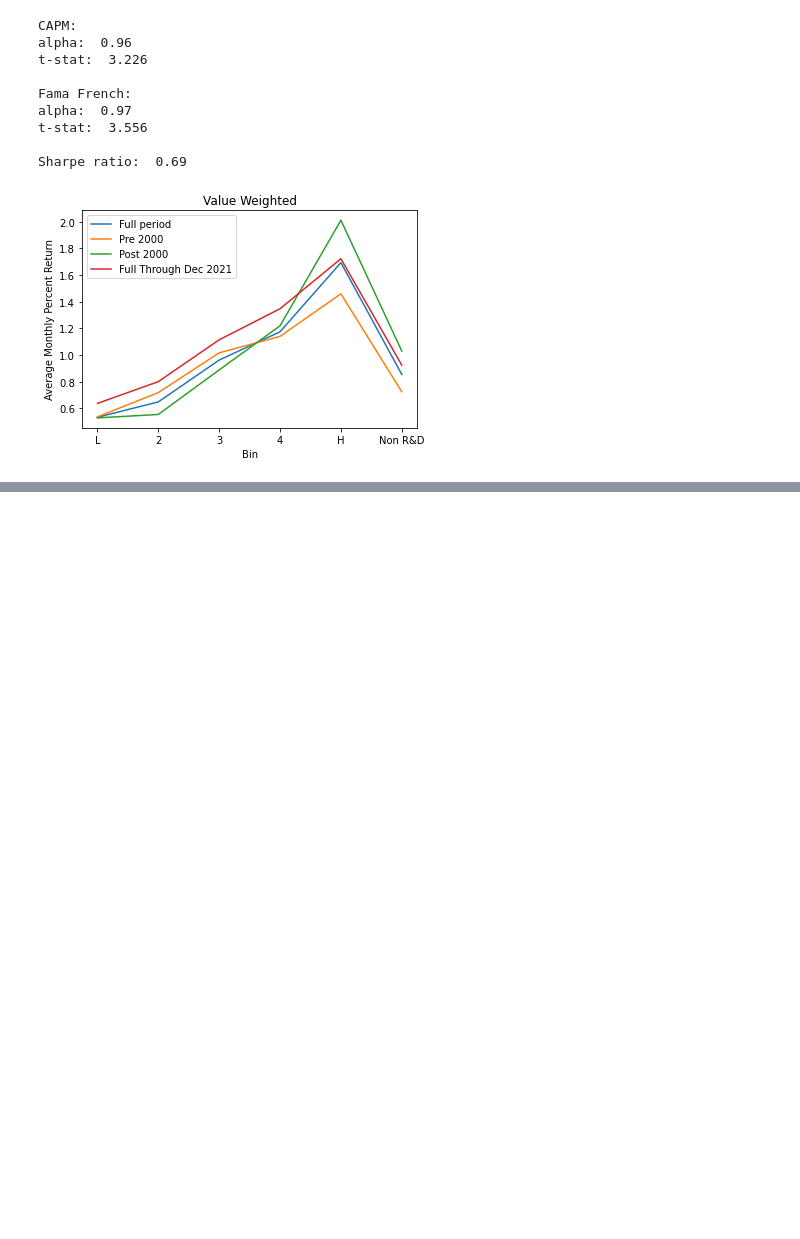
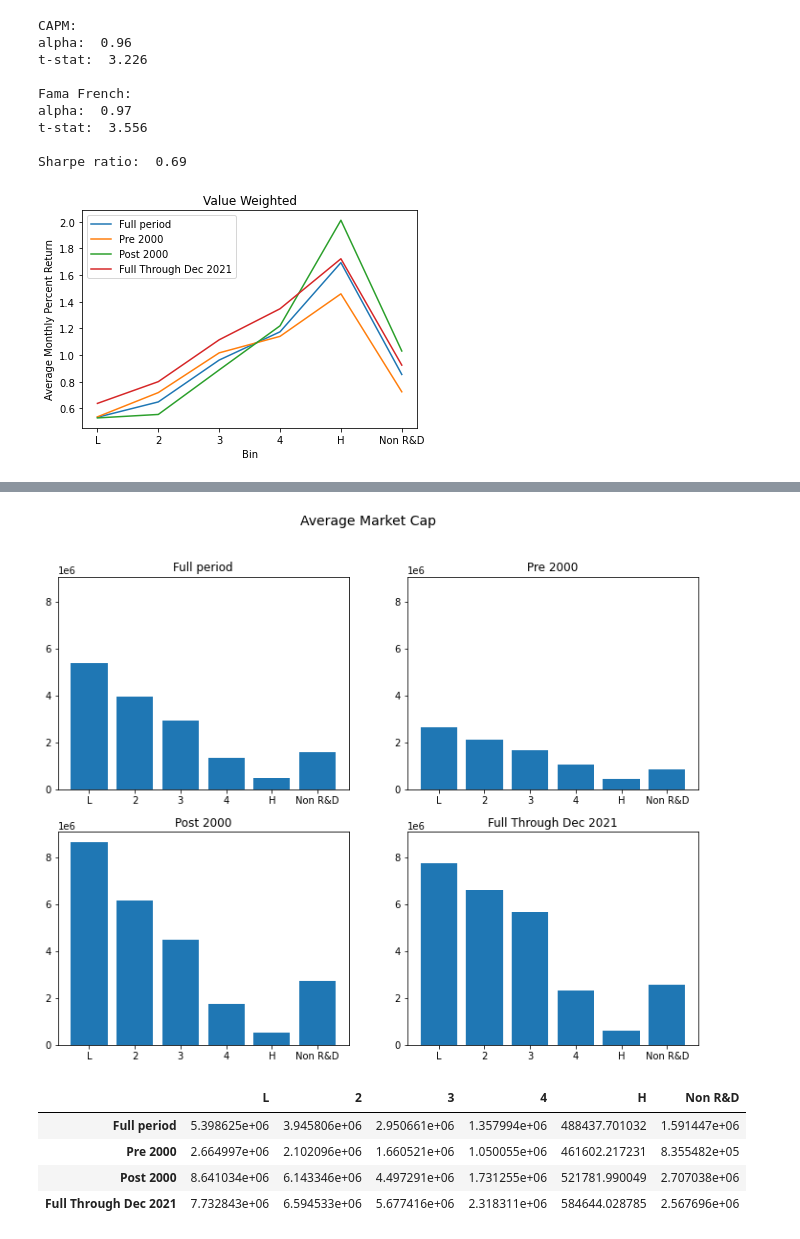
Before and after one commit to AmritSd/Does_R-D_Matter, a Jupyter notebook: rudra_rd_trading.ipynb, the cells around one changed output, grey strips where cells are left out. Cells and saved outputs as stored; diff of their text form; code cells hidden in the pictures; blank space fills up the shorter version.

```diff
--- a/rudra_rd_trading.ipynb
+++ b/rudra_rd_trading.ipynb
@@ -146,7 +147,7 @@ def get_monthly_returns(firms, stocks, value_weighted = True):
         stocks_w_bins["stock return"] = stocks_w_bins["RET"] * stocks_w_bins["equal weight"]
 
     monthly_returns = stocks_w_bins.groupby(["datadate","bins"])["stock return"].sum().reset_index()
-    return monthly_returns
+    return monthly_returns, stocks_w_bins
 # %%
 def clean_fama_french(fama_french):
     fama_french["Date"] = pd.to_datetime(fama_french["Date"])
@@ -265,7 +266,7 @@ firms, rd_firms, non_rd_firms = bin_firms(rd_firms, non_rd_firms)
 
 firms_wo_1000, rd_firms_wo_1000, non_rd_firms_wo_1000 = bin_firms(rd_firms, non_rd_firms, remove_1000=True)
 # %%
-equal_monthly_returns = get_monthly_returns(firms, stocks, value_weighted=False)
+equal_monthly_returns, equal_stocks_w_bins = get_monthly_returns(firms, stocks, value_weighted=False)
 equal_monthly_returns = get_excess_returns(equal_monthly_returns, fama_french)
 
 equal_results = get_results(equal_monthly_returns)
@@ -338,0 +484,9 @@ Sharpe ratio:  0.69
+# %%
+get_avg_stat(equal_stocks_w_bins, "Market Cap")
+# %% [output]
+[figure, added]
+|  | L | 2 | 3 | 4 | H | Non R&D |
+| Full period | 5.398625e+06 | 3.945806e+06 | 2.950661e+06 | 1.357994e+06 | 488437.701032 | 1.591447e+06 |
+| Pre 2000 | 2.664997e+06 | 2.102096e+06 | 1.660521e+06 | 1.050055e+06 | 461602.217231 | 8.355482e+05 |
+| Post 2000 | 8.641034e+06 | 6.143346e+06 | 4.497291e+06 | 1.731255e+06 | 521781.990049 | 2.707038e+06 |
+| Full Through Dec 2021 | 7.732843e+06 | 6.594533e+06 | 5.677416e+06 | 2.318311e+06 | 584644.028785 | 2.567696e+06 |
```
Also changed, not shown: parts of 28 cells of this notebook.
